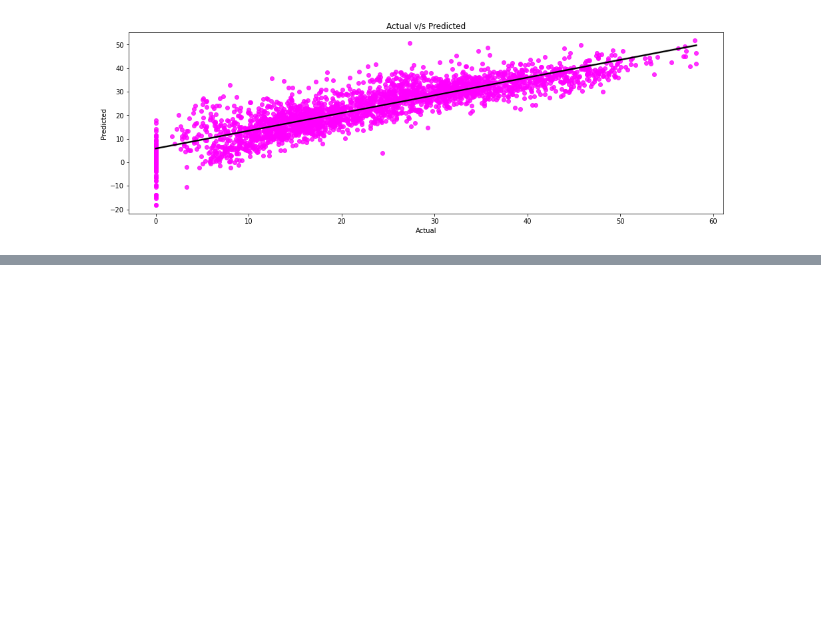
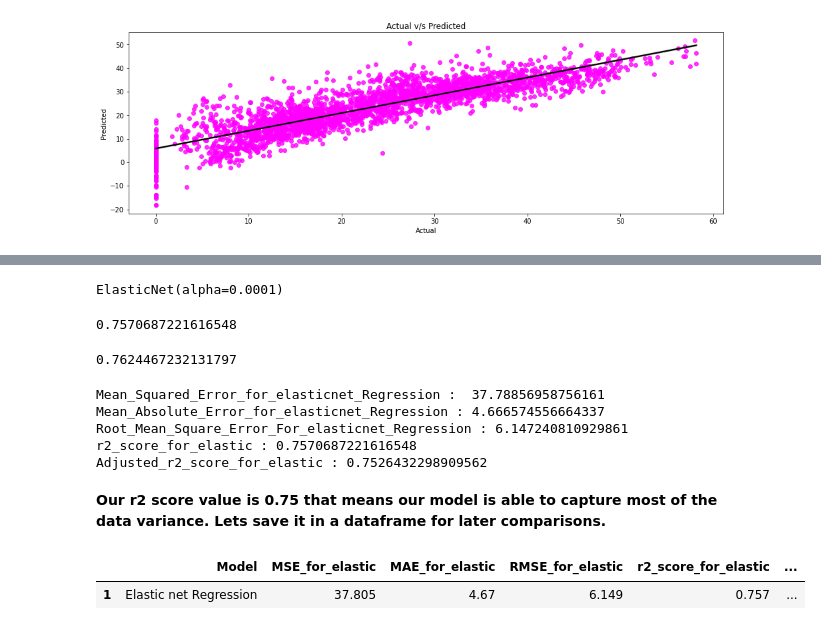
Before and after one commit to sksamima5/Bike-Sharing-Demand-Prediction-, a Jupyter notebook: Bike_Sharing_Demand_Prediction_Capstone_Project.ipynb, the cells around one changed output, grey strips where cells are left out. Drawn from its saved outputs; the diff is of its cells as text; code cells hidden in the pictures; blank space fills up the shorter version.

```diff
--- a/Bike_Sharing_Demand_Prediction_Capstone_Project.ipynb
+++ b/Bike_Sharing_Demand_Prediction_Capstone_Project.ipynb
@@ -1322,0 +1328,15 @@ plot_scatter(y_pred_test_ridge,y_test)
+# %%
+#Let's fit into the model
+elastic_reg.fit(X_train, y_train)
+# %% [output]
+ElasticNet(alpha=0.0001)
+# %%
+#Let's check the score
+elastic_reg.score(X_train, y_train)
+# %% [output]
+0.7570687221616548
+# %%
+#Let's check the score
+elastic_reg.score(X_test, y_test)
+# %% [output]
+0.7624467232131797
@@ -1322,0 +1347,42 @@ plot_scatter(y_pred_test_ridge,y_test)
+# %%
+#Calculate Mean Square Error
+MSE_for_elastic =  mean_squared_error(y_train, y_pred_train_elastic)
+print('Mean_Squared_Error_for_elasticnet_Regression : ',MSE_for_elastic)
+
+#Calculate Mean Absolute error
+MAE_for_elastic = mean_absolute_error(y_train, y_pred_train_elastic)
+print('Mean_Absolute_Error_for_elasticnet_Regression :' , MAE_for_elastic)
+
+#Calculate Root Mean Square Error
+RMSE_for_elastic = np.sqrt(MSE_for_elastic)
+print('Root_Mean_Square_Error_For_elasticnet_Regression :', RMSE_for_elastic)
+
+#Calculate r2 Score
+r2_score_for_elastic = r2_score(y_train, y_pred_train_elastic)
+print('r2_score_for_elastic :', r2_score_for_elastic)
+
+#Calculate Adjusted r2 Score
+Adjusted_r2_score_for_elastic = (1-(1-r2_score(y_train, y_pred_train_elastic))*((X_test.shape[0]-1)/(X_test.shape[0]-X_test.shape[1]-1)) )
+print("Adjusted_r2_score_for_elastic :",1-(1-r2_score(y_train, y_pred_train_elastic))*((X_test.shape[0]-1)/(X_test.shape[0]-X_test.shape[1]-1)) )
+# %% [output]
+Mean_Squared_Error_for_elasticnet_Regression :  37.78856958756161
+Mean_Absolute_Error_for_elasticnet_Regression : 4.666574556664337
+Root_Mean_Square_Error_For_elasticnet_Regression : 6.147240810929861
+r2_score_for_elastic : 0.7570687221616548
+Adjusted_r2_score_for_elastic : 0.7526432298909562
+# %% [markdown]
+**Our r2 score value is 0.75 that means our model is able to capture most of the data variance. Lets save it in a dataframe for later comparisons.**
+# %%
+#Storing the traning set metrics value in a dataframe for later comparison
+dict7 = {'Model' : 'Elastic net Regression',
+         'MSE_for_elastic' : round((MSE_for_elastic),3),
+         'MAE_for_elastic' : round((MAE_for_elastic),3),
+         'RMSE_for_elastic' : round((RMSE_for_elastic),3),
+         'r2_score_for_elastic' : round((r2_score_for_elastic),3),
+         'Adjusted_r2_score_for_elastic' : round((Adjusted_r2_score_for_elastic),3)
+         }
+elastic_train_df = pd.DataFrame(dict7, index=[1])
+elastic_train_df
+# %% [output]
+|  | Model | MSE_for_elastic | MAE_for_elastic | RMSE_for_elastic | r2_score_for_elastic | ... |
+| 1 | Elastic net Regression | 37.805 | 4.67 | 6.149 | 0.757 | ... |
```
Also changed, not shown: parts of 30 cells of this notebook.
